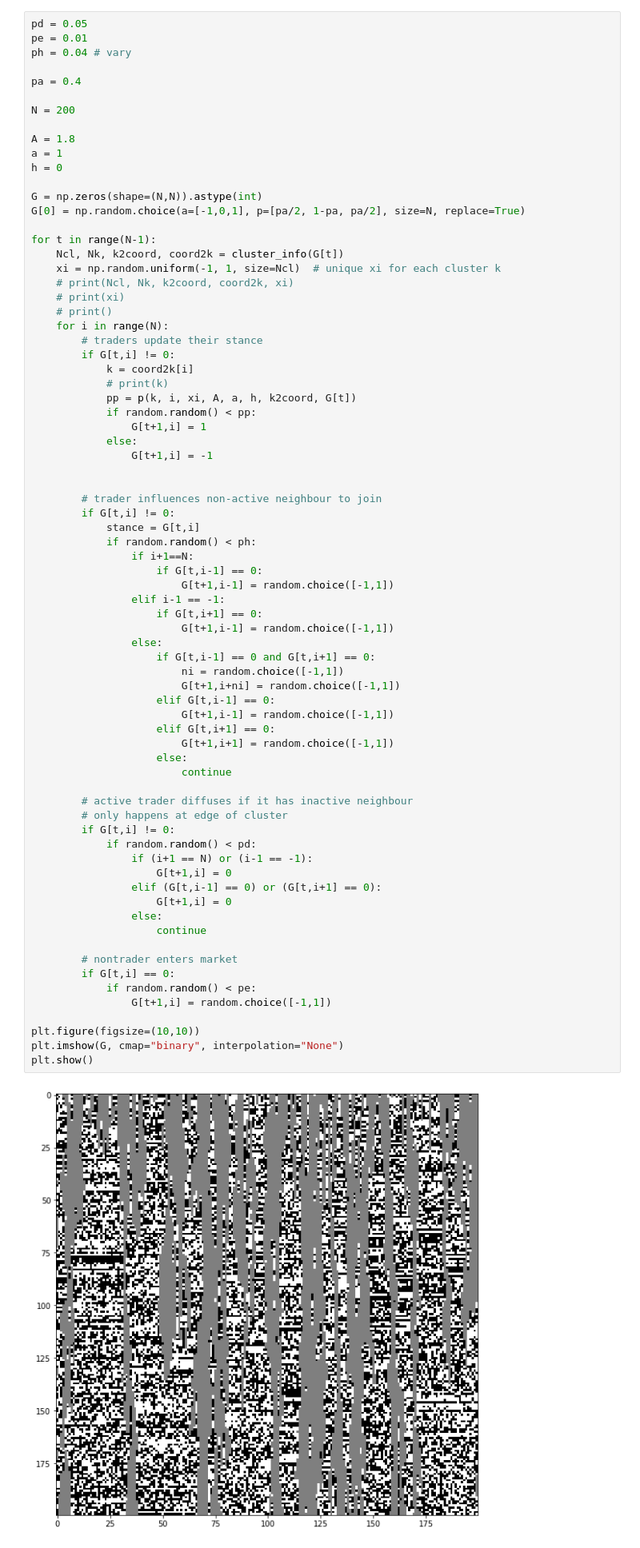
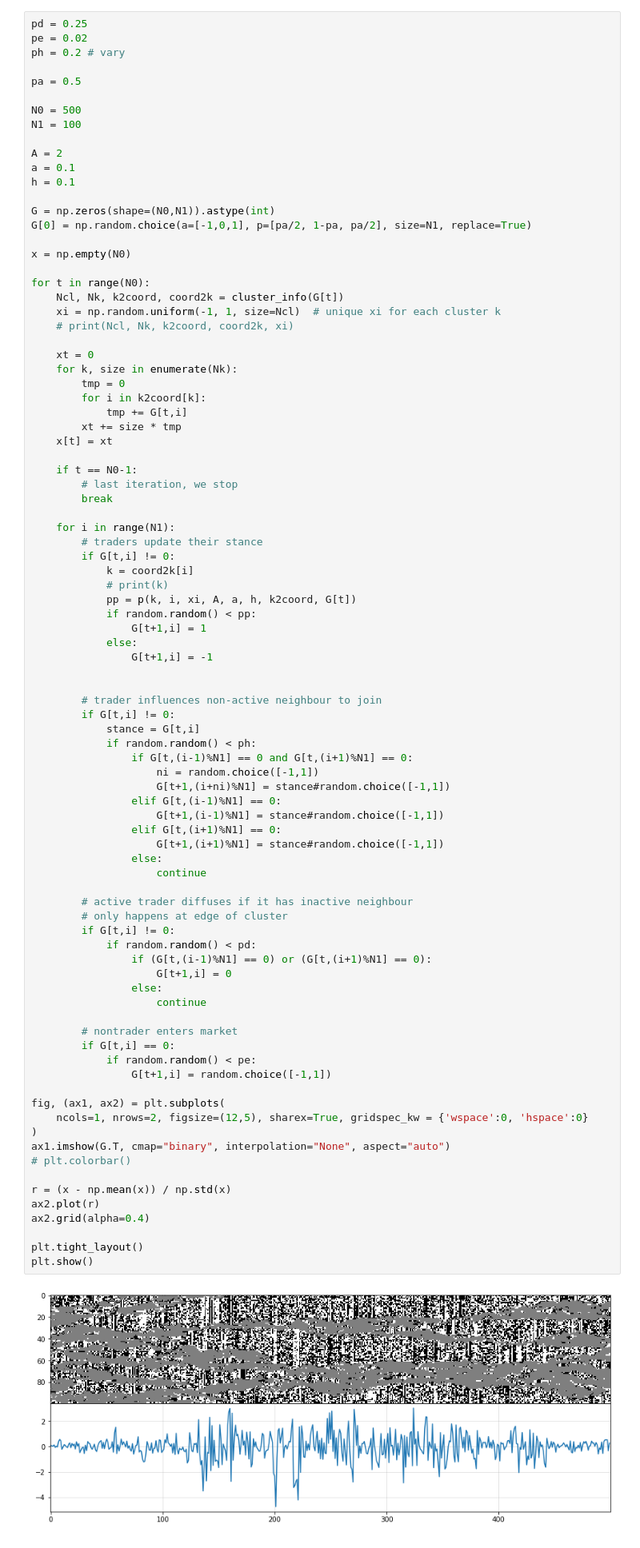
Before and after one commit to charelF/ComplexSystems, a Jupyter notebook: code/charel/bartolozzi2004.ipynb, the cells around one changed output. Shown: that part at 80% size. Drawn from its saved outputs; the diff is of its cells as text.

```diff
--- a/code/charel/bartolozzi2004.ipynb
+++ b/code/charel/bartolozzi2004.ipynb
@@ -54,78 +54,92 @@ def cluster_info(arr):
     coord2k = {e:k for k,v in k2coord.items() for e in v}
     return Ncl, Nk, k2coord, coord2k
 # %%
-pd = 0.05
-pe = 0.01
-ph = 0.04 # vary
+pd = 0.25
+pe = 0.02
+ph = 0.2 # vary
 
-pa = 0.4
+pa = 0.5
 
-N = 200
+N0 = 500
+N1 = 100
 
-A = 1.8
-a = 1
-h = 0
+A = 2
+a = 0.1
+h = 0.1
 
-G = np.zeros(shape=(N,N)).astype(int)
-G[0] = np.random.choice(a=[-1,0,1], p=[pa/2, 1-pa, pa/2], size=N, replace=True)
+G = np.zeros(shape=(N0,N1)).astype(int)
+G[0] = np.random.choice(a=[-1,0,1], p=[pa/2, 1-pa, pa/2], size=N1, replace=True)
 
-for t in range(N-1):
+x = np.empty(N0)
+
+for t in range(N0):
     Ncl, Nk, k2coord, coord2k = cluster_info(G[t])
     xi = np.random.uniform(-1, 1, size=Ncl)  # unique xi for each cluster k
     # print(Ncl, Nk, k2coord, coord2k, xi)
-    # print(xi)
-    # print()
-    for i in range(N):
+
+    xt = 0
+    for k, size in enumerate(Nk):
+        tmp = 0
+        for i in k2coord[k]:
+            tmp += G[t,i]
+        xt += size * tmp
+    x[t] = xt
+
+    if t == N0-1:
+        # last iteration, we stop
+        break
+
+    for i in range(N1):
         # traders update their stance
         if G[t,i] != 0:
             k = coord2k[i]
             # print(k)
             pp = p(k, i, xi, A, a, h, k2coord, G[t])
             if random.random() < pp:
                 G[t+1,i] = 1
             else:
                 G[t+1,i] = -1
 
 
         # trader influences non-active neighbour to join
         if G[t,i] != 0:
             stance = G[t,i]
             if random.random() < ph:
-                if i+1==N:
-                    if G[t,i-1] == 0:
-                        G[t+1,i-1] = random.choice([-1,1])
-                elif i-1 == -1:
-                    if G[t,i+1] == 0:
-                        G[t+1,i-1] = random.choice([-1,1])
+                if G[t,(i-1)%N1] == 0 and G[t,(i+1)%N1] == 0:
+                    ni = random.choice([-1,1])
+                    G[t+1,(i+ni)%N1] = stance#random.choice([-1,1])
+                elif G[t,(i-1)%N1] == 0:
+                    G[t+1,(i-1)%N1] = stance#random.choice([-1,1])
+                elif G[t,(i+1)%N1] == 0:
+                    G[t+1,(i+1)%N1] = stance#random.choice([-1,1])
                 else:
-                    if G[t,i-1] == 0 and G[t,i+1] == 0:
-                        ni = random.choice([-1,1])
-                        G[t+1,i+ni] = random.choice([-1,1])
-                    elif G[t,i-1] == 0:
-                        G[t+1,i-1] = random.choice([-1,1])
-                    elif G[t,i+1] == 0:
-                        G[t+1,i+1] = random.choice([-1,1])
-                    else:
-                        continue
+                    continue
 
         # active trader diffuses if it has inactive neighbour
         # only happens at edge of cluster
         if G[t,i] != 0:
             if random.random() < pd:
-                if (i+1 == N) or (i-1 == -1):
-                    G[t+1,i] = 0
-                elif (G[t,i-1] == 0) or (G[t,i+1] == 0):
+                if (G[t,(i-1)%N1] == 0) or (G[t,(i+1)%N1] == 0):
                     G[t+1,i] = 0
                 else:
                     continue
 
         # nontrader enters market
         if G[t,i] == 0:
             if random.random() < pe:
                 G[t+1,i] = random.choice([-1,1])
 
-plt.figure(figsize=(10,10))
-plt.imshow(G, cmap="binary", interpolation="None")
+fig, (ax1, ax2) = plt.subplots(
+    ncols=1, nrows=2, figsize=(12,5), sharex=True, gridspec_kw = {'wspace':0, 'hspace':0}
+)
+ax1.imshow(G.T, cmap="binary", interpolation="None", aspect="auto")
+# plt.colorbar()
+
+r = (x - np.mean(x)) / np.std(x)
+ax2.plot(r)
+ax2.grid(alpha=0.4)
+
+plt.tight_layout()
 plt.show()
 # %% [output]
-[figure, old version]
+[figure, new version]
```
